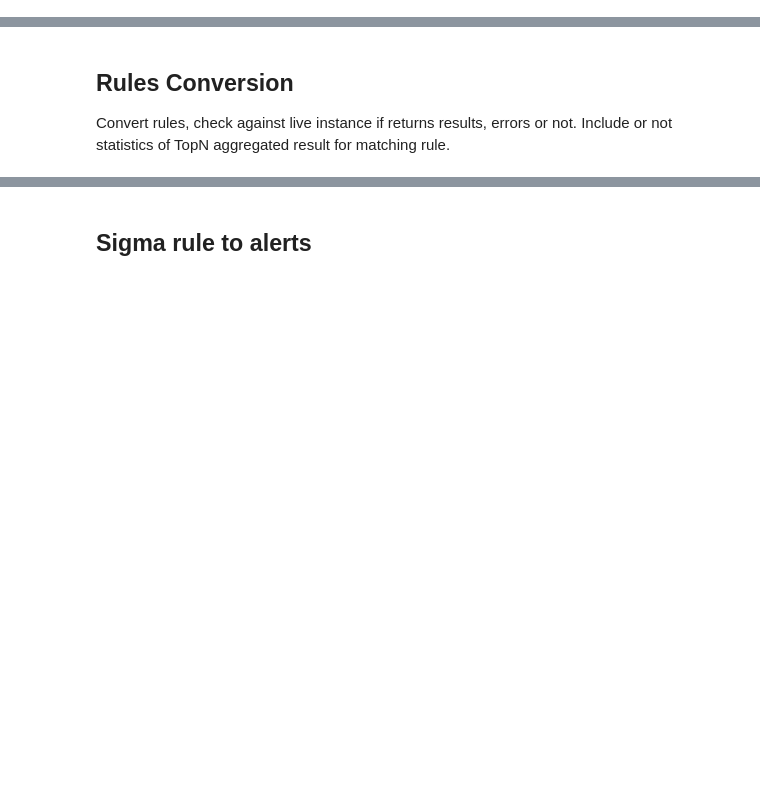
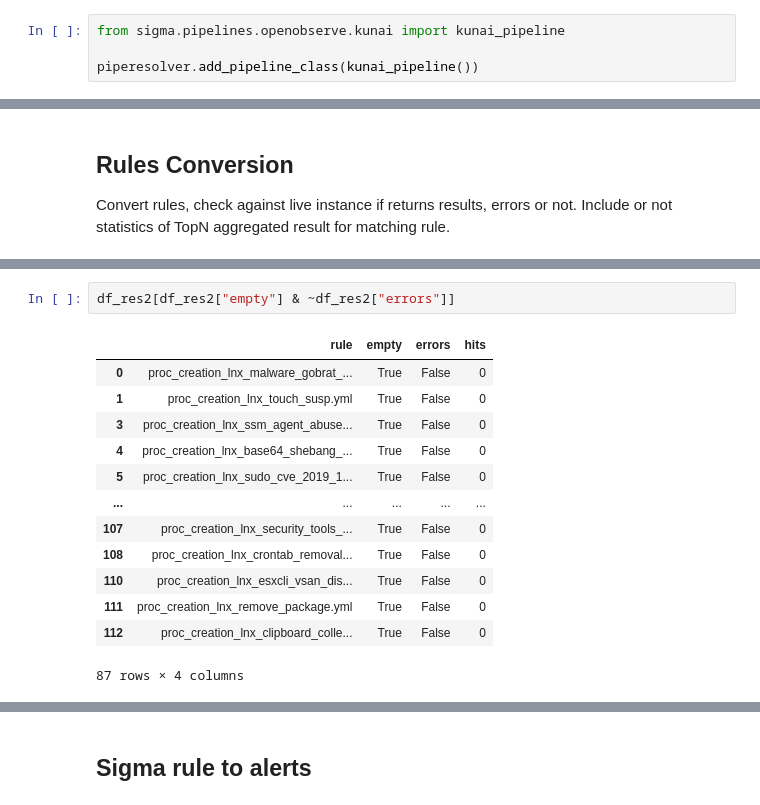
Before and after one commit to juju4/pySigma-backend-openobserve, a Jupyter notebook: docs/rules-conversion.ipynb, the cells around one changed output, grey strips where cells are left out. Cells and saved outputs as stored; diff of their text form; blank space fills up the shorter version.

Commit message:
docs: alerts creation update

```diff
--- a/docs/rules-conversion.ipynb
+++ b/docs/rules-conversion.ipynb
@@ -148,0 +154,4 @@ openobserve_backend = openobserve.openobserveBackend(combined_pipeline)
+# %%
+from sigma.pipelines.openobserve.kunai import kunai_pipeline
+
+piperesolver.add_pipeline_class(kunai_pipeline())
@@ -503,5 +579,21 @@ df_res2
 | 112 | proc_creation_lnx_clipboard_colle... | True | False | 0 |
 113 rows × 4 columns
+# %%
+df_res2[df_res2["empty"] & ~df_res2["errors"]]
+# %% [output]
+|  | rule | empty | errors | hits |
+| 0 | proc_creation_lnx_malware_gobrat_... | True | False | 0 |
+| 1 | proc_creation_lnx_touch_susp.yml | True | False | 0 |
+| 3 | proc_creation_lnx_ssm_agent_abuse... | True | False | 0 |
+| 4 | proc_creation_lnx_base64_shebang_... | True | False | 0 |
+| 5 | proc_creation_lnx_sudo_cve_2019_1... | True | False | 0 |
+| ... | ... | ... | ... | ... |
+| 107 | proc_creation_lnx_security_tools_... | True | False | 0 |
+| 108 | proc_creation_lnx_crontab_removal... | True | False | 0 |
+| 110 | proc_creation_lnx_esxcli_vsan_dis... | True | False | 0 |
+| 111 | proc_creation_lnx_remove_package.yml | True | False | 0 |
+| 112 | proc_creation_lnx_clipboard_colle... | True | False | 0 |
+87 rows × 4 columns
 # %%
 df_stats2
 # %% [output]
```
Also changed, not shown: parts of 49 cells of this notebook, 1 other file.
